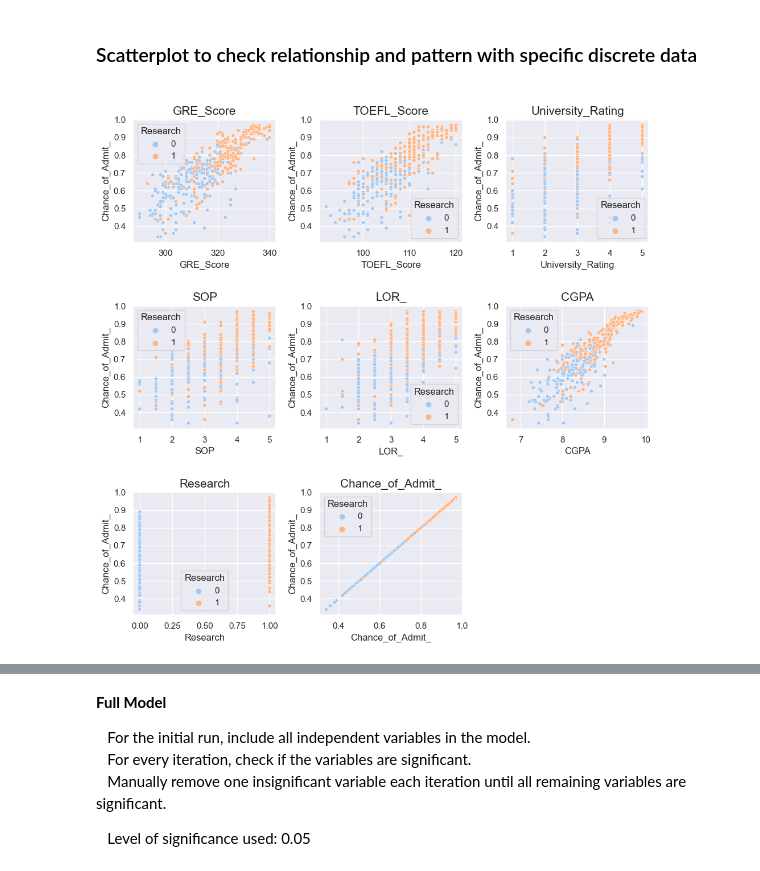
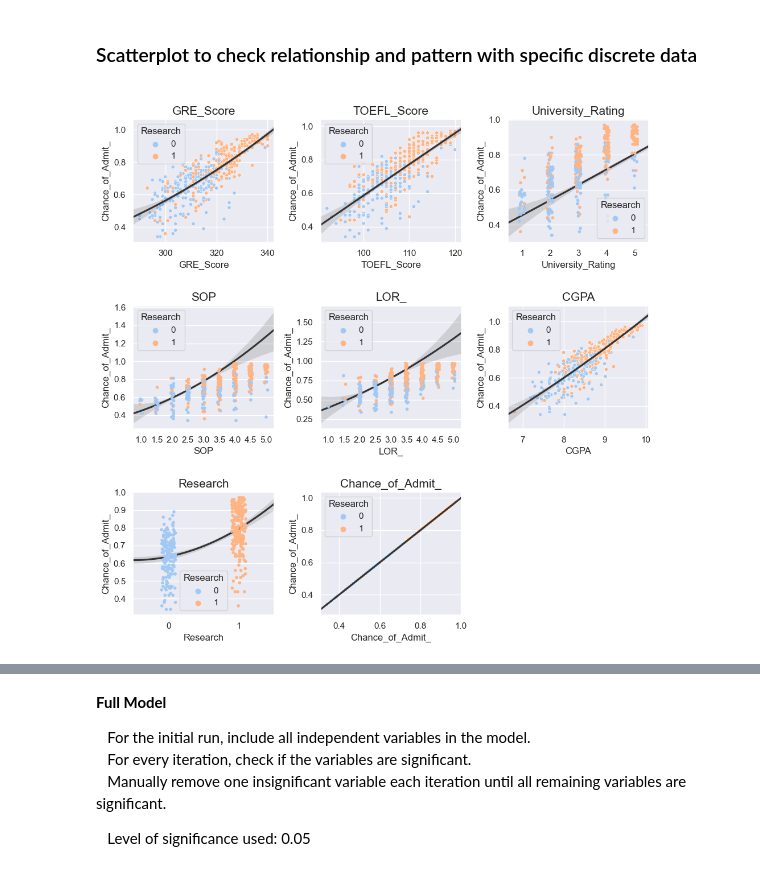
Before and after one commit to LCM-org/group6_advPython, a Jupyter notebook: multiple lr - admissions 20230215.ipynb, the cells around one changed output, grey strips where cells are left out. Drawn from its saved outputs; the diff is of its cells as text; code cells hidden in the pictures.

Commit message:
Add stripplot for discrete independent variables and residuals graph

```diff
--- a/multiple lr - admissions 20230215.ipynb
+++ b/multiple lr - admissions 20230215.ipynb
@@ -257,23 +235,30 @@ memory usage: 34.2 KB
 # %%
 plt.figure(figsize = (10, 10))
 plotnumber = 1
 
 # Choose hue data to verify pattern if any
 # hue_data = model_data_2['University_Rating']
 # hue_data = model_data_2['SOP']
 # hue_data = model_data_2['LOR_']
 hue_data = model_data_2['Research']
 
 for eachCol in model_data_2:
     x = model_data_2[eachCol]
     ax = plt.subplot(3, 3, plotnumber)
-    sns.scatterplot(x = x, y = y, hue = hue_data, s = scatterpoint_fontsize);
+
+    if model_data_2[eachCol].name in ['University_Rating', 'SOP', 'LOR_', 'Research']:
+        sns.stripplot(x = x, y = y, hue = hue_data, s = 4)
+    else:
+        sns.scatterplot(x = x, y = y, hue = hue_data, s = scatterpoint_fontsize);
+
+    # add regression Line
+    sns.regplot(data=model_data_2, x=x, y=y,scatter=False, truncate=False, order=2, color=".2",)
     plt.title(f"\n{model_data_2[eachCol].name}", fontsize = subplot_fontsize)
     plotnumber += 1
 plt.tight_layout()
 plt.show()
 # %% [output]
-[figure, old version]
+[figure, new version]
 # %% [markdown]
 ![separator1](https://i.imgur.com/ZUWYTii.png)
 
```
Also changed, not shown: parts of 18 cells of this notebook.
